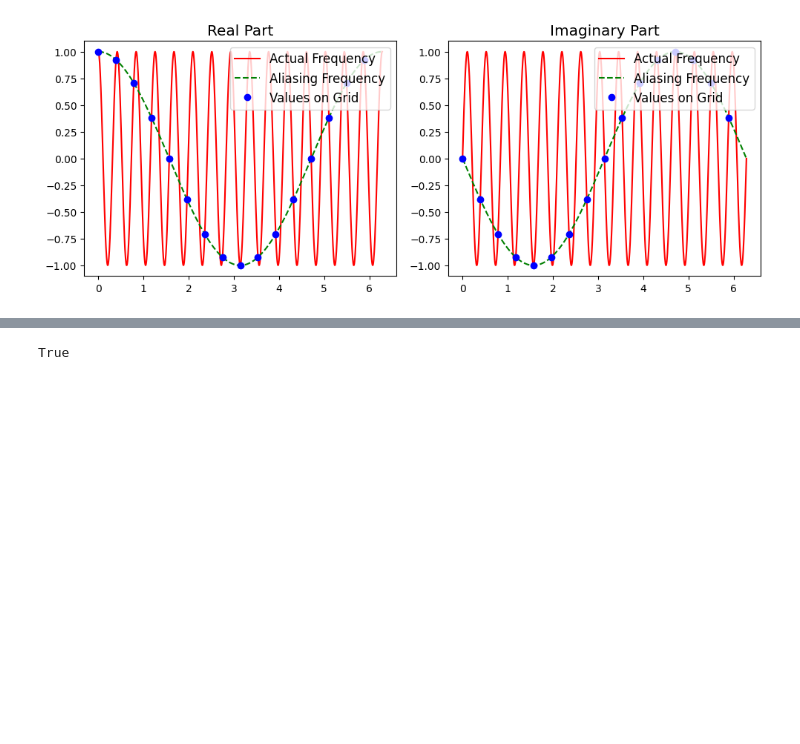
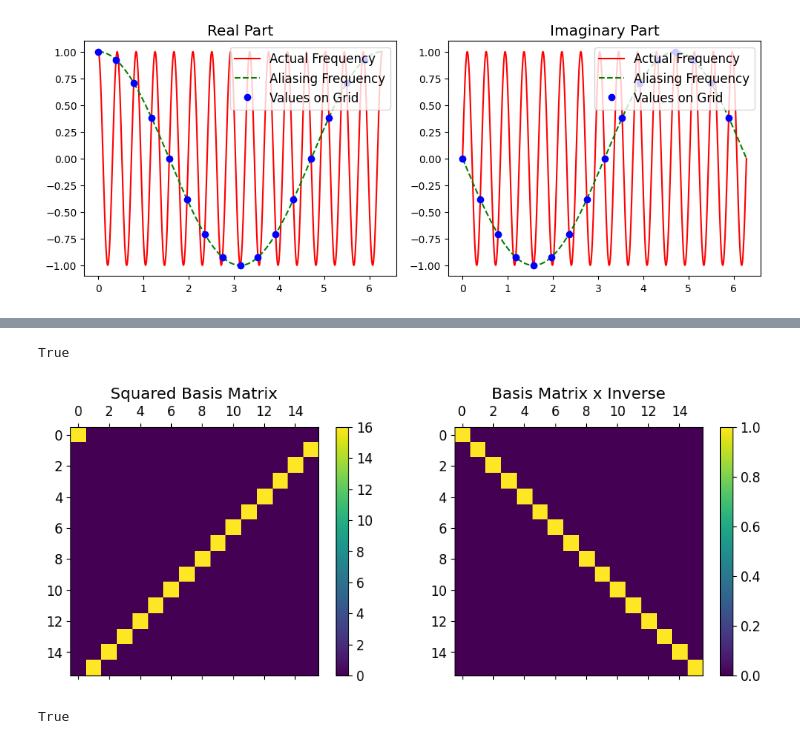
Before and after one commit to raimonluna/LecturesOnSpectralMethods, a Jupyter notebook: Lecture1_FourierSpectralGrid.ipynb, the cells around one changed output, grey strips where cells are left out. Saved outputs shown, nothing was run; the diff lists cells and outputs as text; code cells hidden in the pictures; blank space fills up the shorter version.

```diff
--- a/Lecture1_FourierSpectralGrid.ipynb
+++ b/Lecture1_FourierSpectralGrid.ipynb
@@ -16,6 +16,9 @@ col = np.arange(N)[None, :]
 def aliased_index(k, N):
     return k - N * (k >= (N + 1)//2)
 
+def is_the_same(A, B):
+    return np.max(np.abs(A - B)) < 1e-6
+
 spectral_grid  = 2 * np.pi * row / N                       # Trefethen adds 2*pi /N to this grid. I like it this way instead.
 dense_grid     = np.linspace(0, 2*np.pi, 1000)[:, None]
 
@@ -67 +85,25 @@ In a much less efficient way than the FFT algorithm, though.
+# %%
+spectral_basis_inv = np.concatenate([spectral_basis[:, [0]], spectral_basis[:, -1:0:-1]], axis = 1) / N
+
+print(is_the_same(spectral_basis_inv, inv(spectral_basis)))
+
+################################################################################
+################################ PLOTTING PART #################################
+################################################################################
+fig, ax = plt.subplots(1,2, figsize = (10, 4));
+plt.rc('font', size = 12)
+
+ax[0].set_title('Squared Basis Matrix')
+pt0 = ax[0].matshow(np.abs(spectral_basis @ spectral_basis))
+plt.colorbar(pt0, ax = ax[0])
+
+ax[1].set_title('Basis Matrix x Inverse')
+pt1 = ax[1].matshow(np.abs(spectral_basis @ spectral_basis_inv))
+plt.colorbar(pt1, ax = ax[1])
+
+plt.tight_layout()
+################################################################################
+# %% [output]
+True
+[figure, added]
 # %%
```
Also changed, not shown: parts of 3 cells of this notebook, 4 other files.
